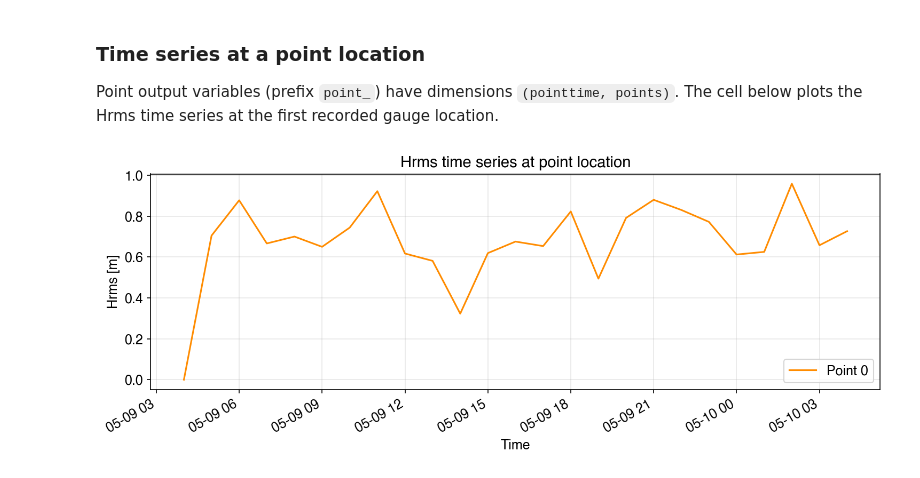
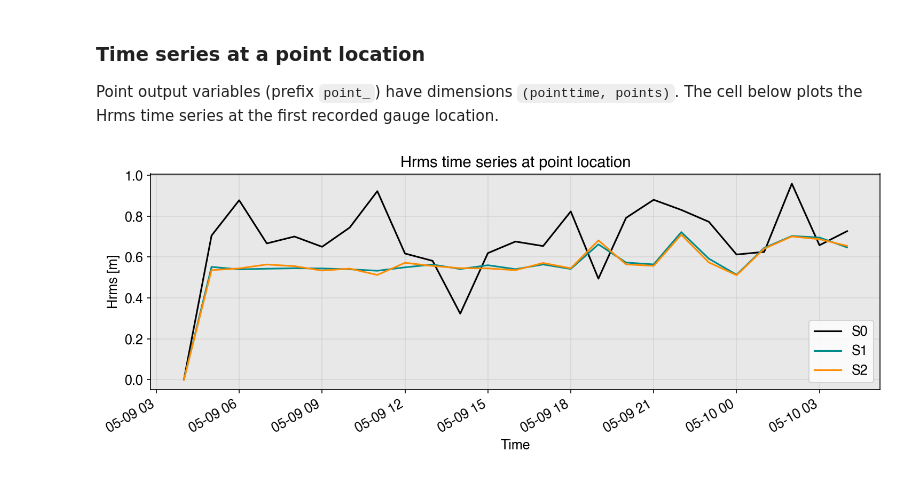
Before and after one commit to oceanicos-dev-org/oceanicospy, a Jupyter notebook: examples/models/xbeach_2D_case.ipynb, the cells around one changed output. Saved outputs shown, nothing was run; the diff lists cells and outputs as text; code cells hidden in the pictures.

```diff
--- a/examples/models/xbeach_2D_case.ipynb
+++ b/examples/models/xbeach_2D_case.ipynb
@@ -515,19 +503,19 @@ plt.show()
 
 Point output variables (prefix `point_`) have dimensions `(pointtime, points)`. The cell below plots the Hrms time series at the first recorded gauge location.
 # %%
-t = np.array([ini_date + timedelta(seconds=int(s)) for s in ds_point.pointtime.values])
-
-point_index = 0
+time_point = np.array([ini_date + timedelta(seconds=int(s)) for s in ds_point.pointtime.values])
 
 fig, ax = plt.subplots(figsize=(10, 4))
-ax.plot(t, ds_point['point_H'][:, point_index].values, color='darkorange', lw=1.5,
-        label=f'Point {point_index}')
+ax.set_facecolor('#e8e8e8')
+for point_index in range(len(points_x)):
+        ax.plot(time_point, ds_point['point_H'][:, point_index].values, color=color_points[point_index], lw=1.5,
+                label=f'S{point_index}')
 ax.set_title('Hrms time series at point location', fontsize=14)
 ax.set(xlabel='Time', ylabel='Hrms [m]')
 ax.grid(alpha=0.3)
 ax.legend()
 fig.autofmt_xdate()
 plt.tight_layout()
 plt.show()
 # %% [output]
-[figure, old version]
+[figure, new version]
```
Also changed, not shown: parts of 2 cells of this notebook.
